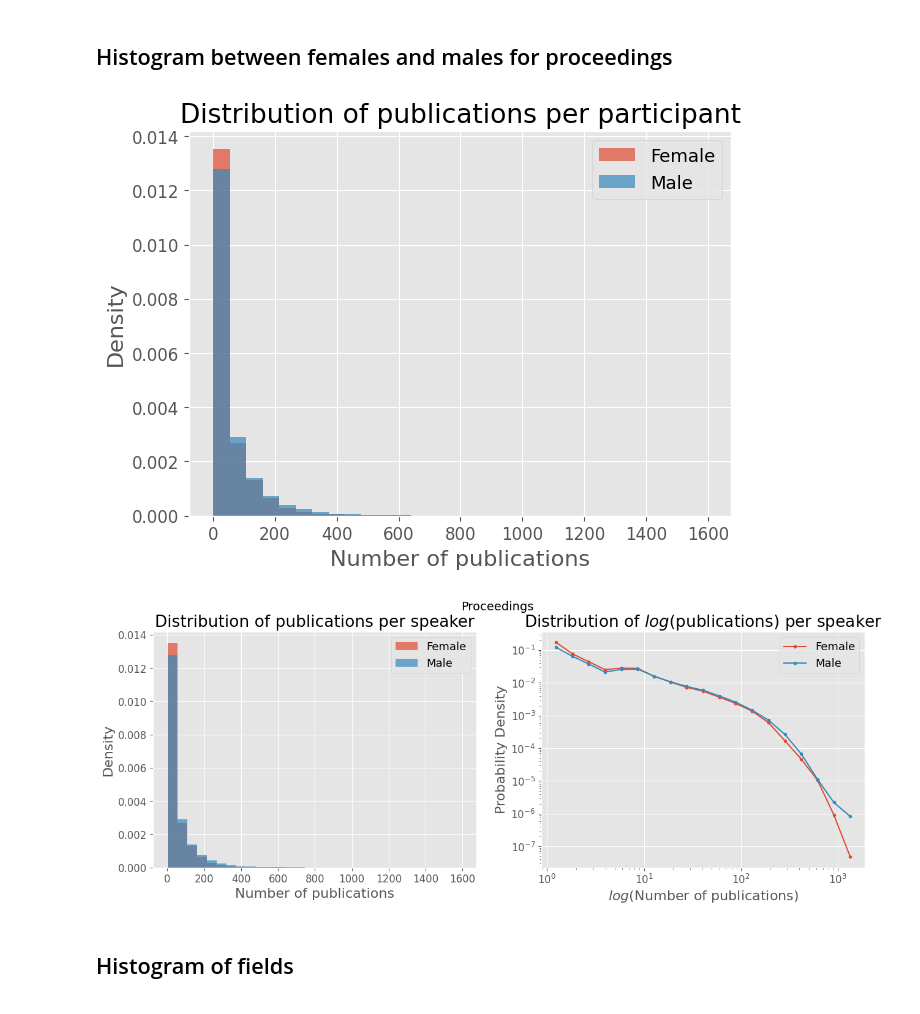
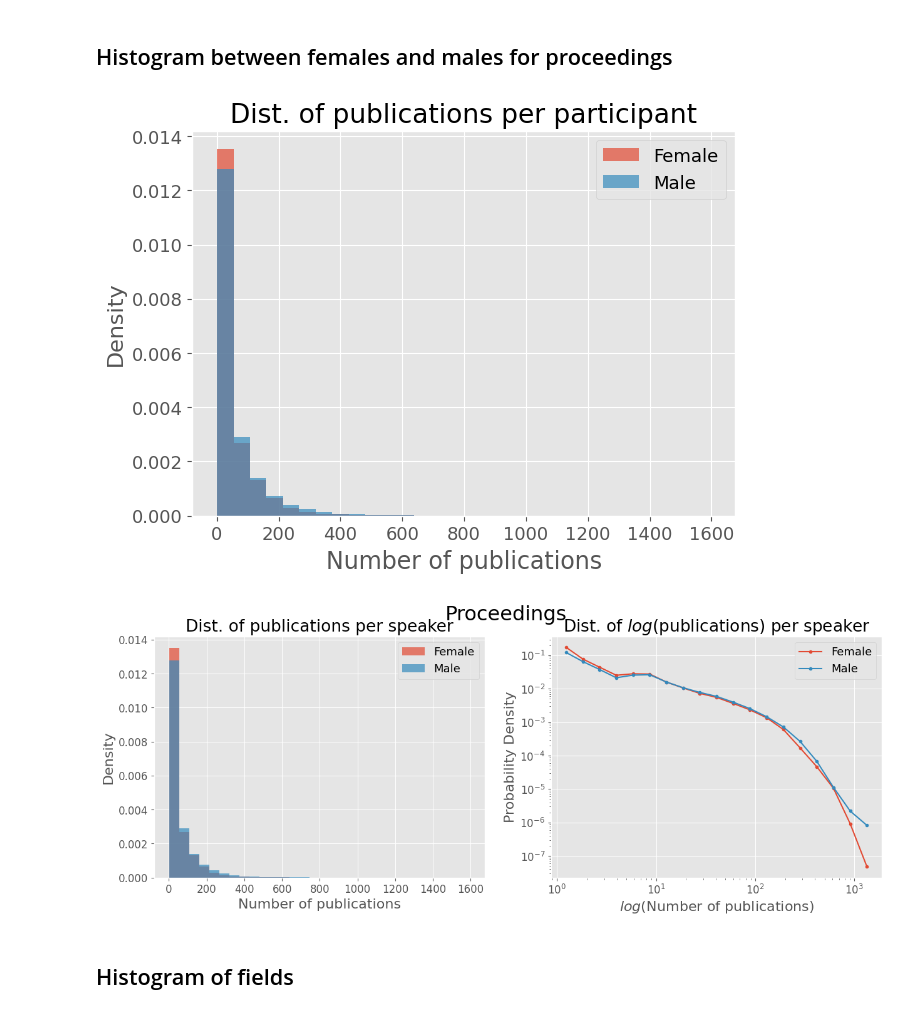
Before and after one commit to mariespedersen/Thesis_github, a Jupyter notebook: Histograms_Paper.ipynb, the cells around one changed output. Drawn from its saved outputs; the diff is of its cells as text; code cells hidden in the pictures.

```diff
--- a/Histograms_Paper.ipynb
+++ b/Histograms_Paper.ipynb
@@ -21,7 +17,7 @@ df_Proceedings.head()
 # %% [markdown]
 ### Define function
 # %%
-def plot_hist(list1,list1_label, list2,list2_label,fig_title,n_bins):
+def plot_hist(list1,list1_label, list2,list2_label,fig_title,n_bins,fig_name,image_path=image_path):
     fig, (ax1, ax2) = plt.subplots(1, 2, figsize=(15, 5))
 
     bins=np.histogram(np.hstack((list1,list2)), bins=n_bins)[1]
@@ -30,7 +26,7 @@ def plot_hist(list1,list1_label, list2,list2_label,fig_title,n_bins):
     ax1.hist(list1, bins=bins, alpha=0.7, label=list1_label,density=True)
     ax1.set_xlabel('Number of publications',fontsize=16)
     ax1.set_ylabel('Density',fontsize=16)
-    ax1.set_title('Distribution of publications per speaker',fontsize=19)
+    ax1.set_title('Dist. of publications per speaker',fontsize=19)
     ax1.legend(loc='upper right',fontsize=13)
     ax1.tick_params(axis='both', labelsize=12)
 
@@ -51,13 +47,14 @@ def plot_hist(list1,list1_label, list2,list2_label,fig_title,n_bins):
     ax2.plot(xx, yy, label=list1_label,marker='.')
     ax2.set_xlabel('$log$(Number of publications)',fontsize=16)
     ax2.set_ylabel('Probability Density',fontsize=16)
-    ax2.set_title('Distribution of $log$(publications) per speaker',fontsize=19)
+    ax2.set_title('Dist. of $log$(publications) per speaker',fontsize=19)
     ax2.legend(loc='upper right',fontsize=13)
     ax2.set_xscale('log')
     ax2.set_yscale('log')
     ax2.tick_params(axis='both', labelsize=12)
 
-    fig.suptitle(fig_title, fontsize=14)
+    fig.suptitle(fig_title, fontsize=23)
+    plt.savefig(image_path+fig_name,bbox_inches='tight')
 
     plt.show()
 # %%
@@ -187,13 +118,13 @@ paper_per_female_pro = df_Proceedings[df_Proceedings['gender'] == 'F']['Paper Co
 paper_per_male_pro = paper_per_male_pro[paper_per_male_pro != 0]
 paper_per_female_pro = paper_per_female_pro[paper_per_female_pro != 0]
 # %%
-single_plot_hist(paper_per_female_pro,'Female',paper_per_male_pro,'Male','Invited',30,'Distribution of publications per participant')
+single_plot_hist(paper_per_female_pro,'Female',paper_per_male_pro,'Male',30,'Dist. of publications per participant','Hist_paper_pro.pdf')
 # %% [output]
-[figure, old version]
+[figure, new version]
 # %%
-plot_hist(paper_per_male_pro,'Male',paper_per_female_pro,'Female','Proceedings',30)
+plot_hist(paper_per_male_pro,'Male',paper_per_female_pro,'Female','Proceedings',30,'Hist_paper_pro_log.pdf')
 # %% [output]
-[figure, old version]
+[figure, new version]
 # %% [markdown]
 ## Histogram of fields
 # %% [markdown]
```
Also changed, not shown: parts of 24 cells of this notebook.
